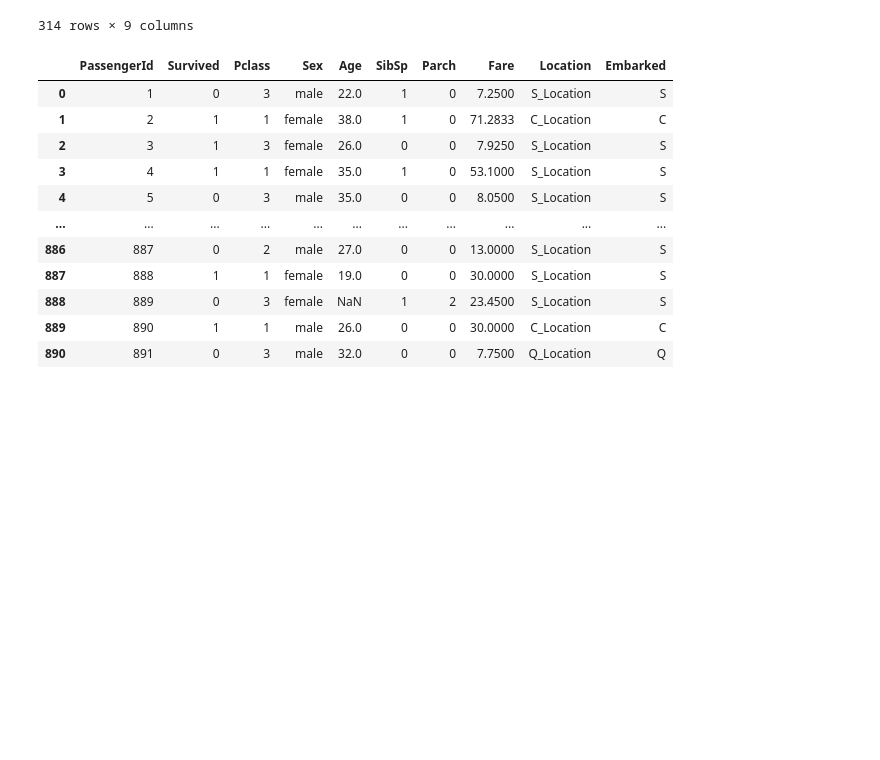
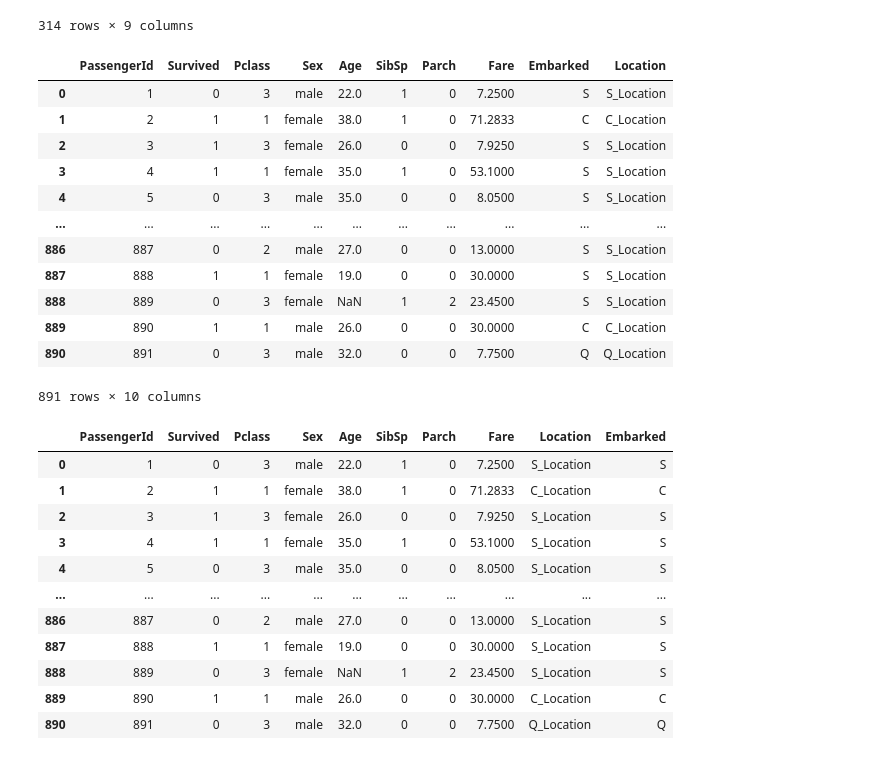
Before and after one commit to Ucav-microscope/test, a Jupyter notebook: study/시각화 및 컬럼 편집연습-checkpoint.ipynb, the cells around one changed output. Drawn from its saved outputs; the diff is of its cells as text; code cells hidden in the pictures; blank space fills up the shorter version.

```diff
--- a/study/시각화 및 컬럼 편집연습-checkpoint.ipynb
+++ b/study/시각화 및 컬럼 편집연습-checkpoint.ipynb
@@ -150,6 +150,4 @@ EmQ = a.loc[a['Embarked'] == 'Q']
 class1 = a.loc[a['Pclass']== 1]
 class2 = a.loc[a['Pclass'] == 2]
 class3 = a.loc[a['Pclass'] == 3]
-# 탑승구에 따른 행을 추출
-
-a['SCQEmbarked'] = np.select(agehalf, agehalfnum, default='Not Specified')
+# 좌석에 따른 행을 추출
@@ -166,11 +154,3 @@ locationnum = ['S_location','C_location','Q_location']
-# %%
-a['Location'] = []
-if a['Embarked'] == 'S':
-    Location='S_Location'
-elif a['Embarked']>='C':
-    Location='C_Location'
-elif a['Embarked']>='Q':
-    Location='Q_Location'
 # %%
 a['Location']  = 'NaN'
 #a 테이블에 새로운 칼럼 Location를 만들고 NAN값을 넣어둠
@@ -192,6 +172,22 @@ for row in a['Embarked'] : # 탑승장소의 값을 가져옴
 a['Location'] = Location  # Location 열에 순차대로 원소를 대입
 
 # 데이터가 크면 클수록 오래 걸릴 것 같다.
+# %%
+a
+# %% [output]
+|  | PassengerId | Survived | Pclass | Sex | Age | SibSp | Parch | Fare | Embarked | Location |
+| 0 | 1 | 0 | 3 | male | 22.0 | 1 | 0 | 7.2500 | S | S_Location |
+| 1 | 2 | 1 | 1 | female | 38.0 | 1 | 0 | 71.2833 | C | C_Location |
+| 2 | 3 | 1 | 3 | female | 26.0 | 0 | 0 | 7.9250 | S | S_Location |
+| 3 | 4 | 1 | 1 | female | 35.0 | 1 | 0 | 53.1000 | S | S_Location |
+| 4 | 5 | 0 | 3 | male | 35.0 | 0 | 0 | 8.0500 | S | S_Location |
+| ... | ... | ... | ... | ... | ... | ... | ... | ... | ... | ... |
+| 886 | 887 | 0 | 2 | male | 27.0 | 0 | 0 | 13.0000 | S | S_Location |
+| 887 | 888 | 1 | 1 | female | 19.0 | 0 | 0 | 30.0000 | S | S_Location |
+| 888 | 889 | 0 | 3 | female | NaN | 1 | 2 | 23.4500 | S | S_Location |
+| 889 | 890 | 1 | 1 | male | 26.0 | 0 | 0 | 30.0000 | C | C_Location |
+| 890 | 891 | 0 | 3 | male | 32.0 | 0 | 0 | 7.7500 | Q | Q_Location |
+891 rows × 10 columns
 # %%
 a=a[['PassengerId','Survived','Pclass','Sex','Age','SibSp','Parch','Fare','Location','Embarked']]
 #'Location','Embarked' 두개의 칼럼의 순서를 바꿈
```
Also changed, not shown: parts of 2 cells of this notebook.
